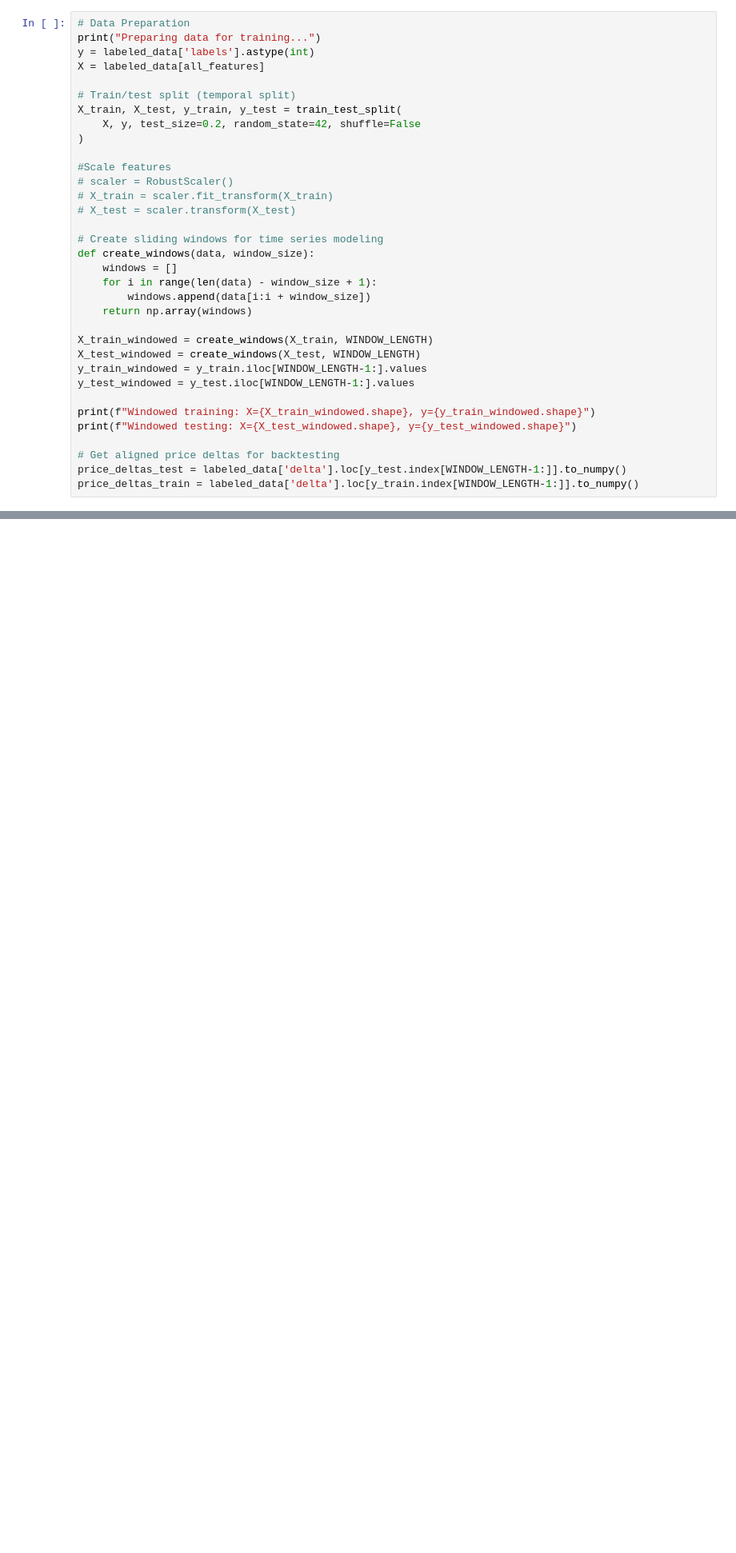
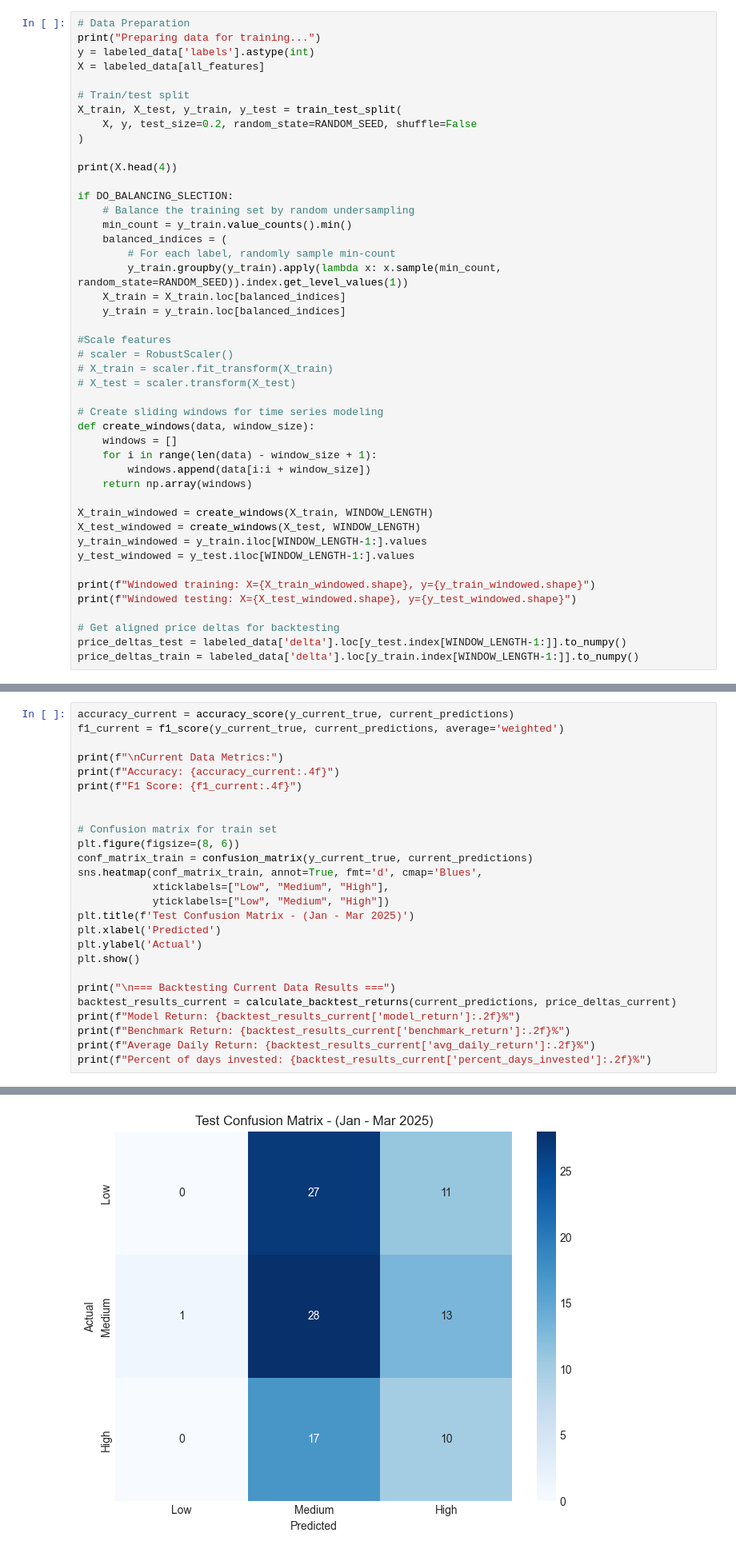
Before and after one commit to aeosborn/CS170, a Jupyter notebook: modeling/n_label_tcn.ipynb, the cells around one changed output, grey strips where cells are left out. Shown at 80% size. Cells and saved outputs as stored; diff of their text form; blank space fills up the shorter version.

```diff
--- a/modeling/n_label_tcn.ipynb
+++ b/modeling/n_label_tcn.ipynb
@@ -141,10 +172,21 @@ print("Preparing data for training...")
 y = labeled_data['labels'].astype(int)
 X = labeled_data[all_features]
 
-# Train/test split (temporal split)
+# Train/test split
 X_train, X_test, y_train, y_test = train_test_split(
-    X, y, test_size=0.2, random_state=42, shuffle=False
+    X, y, test_size=0.2, random_state=RANDOM_SEED, shuffle=False
 )
+
+print(X.head(4))
+
+if DO_BALANCING_SLECTION:
+    # Balance the training set by random undersampling
+    min_count = y_train.value_counts().min()
+    balanced_indices = (
+        # For each label, randomly sample min-count
+        y_train.groupby(y_train).apply(lambda x: x.sample(min_count, random_state=RANDOM_SEED)).index.get_level_values(1))
+    X_train = X_train.loc[balanced_indices]
+    y_train = y_train.loc[balanced_indices]
 
 #Scale features
 # scaler = RobustScaler()
@@ -668,0 +706,27 @@ Percent of days invested: 43.97%
+# %%
+accuracy_current = accuracy_score(y_current_true, current_predictions)
+f1_current = f1_score(y_current_true, current_predictions, average='weighted')
+
+print(f"\nCurrent Data Metrics:")
+print(f"Accuracy: {accuracy_current:.4f}")
+print(f"F1 Score: {f1_current:.4f}")
+
+
+# Confusion matrix for train set
+plt.figure(figsize=(8, 6))
+conf_matrix_train = confusion_matrix(y_current_true, current_predictions)
+sns.heatmap(conf_matrix_train, annot=True, fmt='d', cmap='Blues',
+            xticklabels=["Low", "Medium", "High"],
+            yticklabels=["Low", "Medium", "High"])
+plt.title(f'Test Confusion Matrix - (Jan - Mar 2025)')
+plt.xlabel('Predicted')
+plt.ylabel('Actual')
+plt.show()
+
+print("\n=== Backtesting Current Data Results ===")
+backtest_results_current = calculate_backtest_returns(current_predictions, price_deltas_current)
+print(f"Model Return: {backtest_results_current['model_return']:.2f}%")
+print(f"Benchmark Return: {backtest_results_current['benchmark_return']:.2f}%")
+print(f"Average Daily Return: {backtest_results_current['avg_daily_return']:.2f}%")
+print(f"Percent of days invested: {backtest_results_current['percent_days_invested']:.2f}%")
+# %% [output]
@@ -668,0 +736 @@ Percent of days invested: 43.97%
+[figure, added]
```
Also changed, not shown: parts of 13 cells of this notebook, 1 other file.
